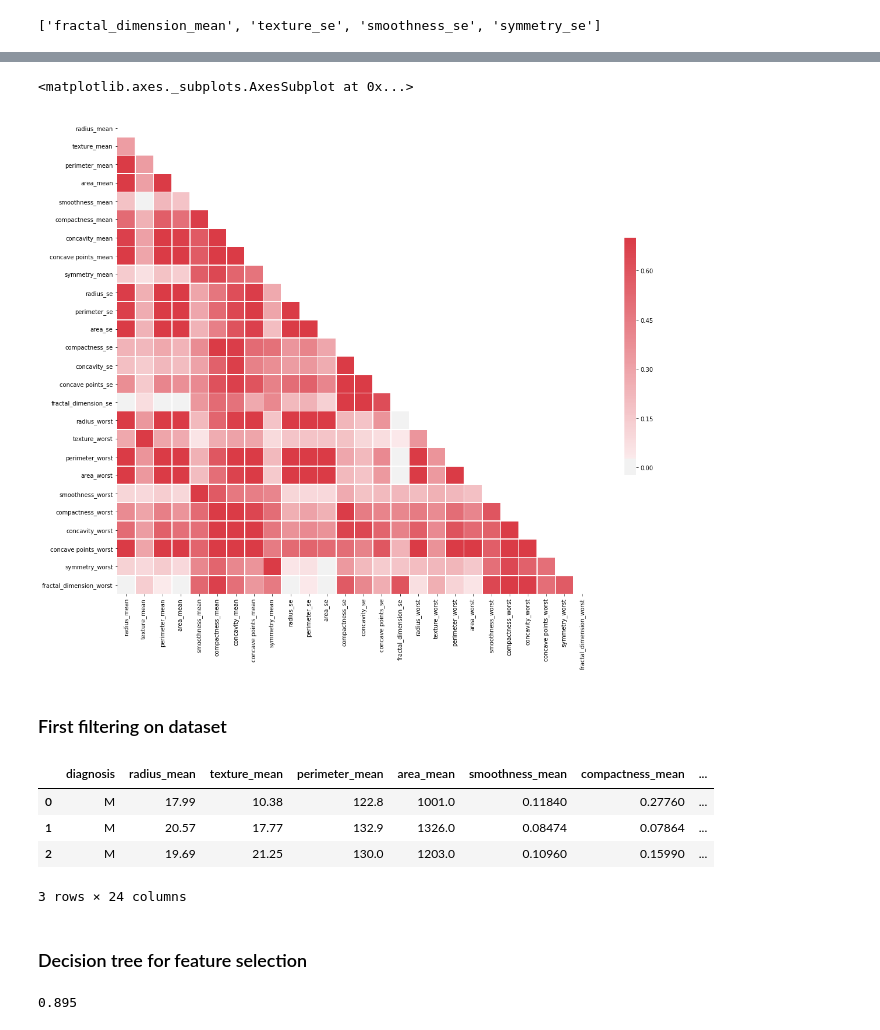
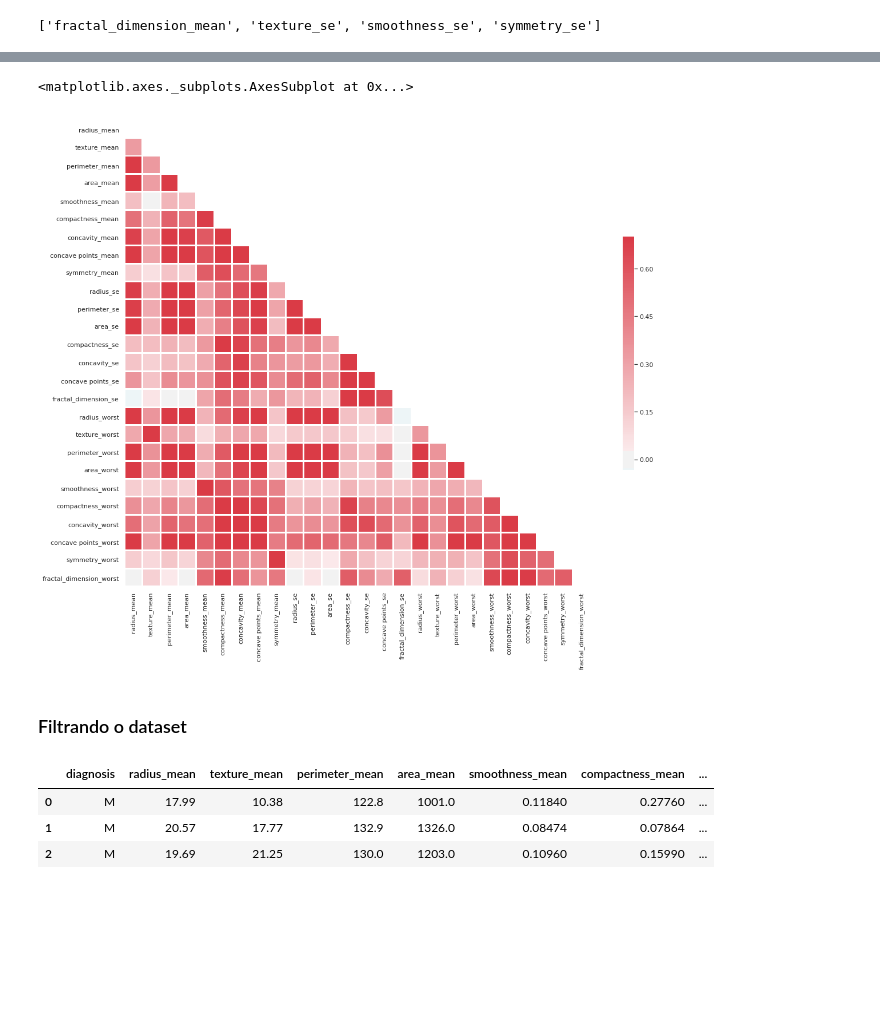
Before and after one commit to msbruno/python-data-science, a Jupyter notebook: BreastCancerData.ipynb, the cells around one changed output, grey strips where cells are left out. Saved outputs shown, nothing was run; the diff lists cells and outputs as text; code cells hidden in the pictures; blank space fills up the shorter version.

```diff
--- a/BreastCancerData.ipynb
+++ b/BreastCancerData.ipynb
@@ -207,24 +266,24 @@ corr
 26 rows × 26 columns
 # %%
 # Generate a mask for the upper triangle
+#https://seaborn.pydata.org/generated/seaborn.heatmap.html
 mask = np.zeros_like(corr, dtype=np.bool)
 mask[np.triu_indices_from(mask)] = True
 f, ax = plt.subplots(figsize=(20, 15))
 cmap = sns.diverging_palette(220, 10, as_cmap=True)
 sns.heatmap(corr, mask=mask, cmap=cmap, vmax=.7, center=0,
-            square=True, linewidths=.5, cbar_kws={"shrink": .5})
+            square=True, linewidths=2, cbar_kws={"shrink": .5})
 # %% [output]
 <matplotlib.axes._subplots.AxesSubplot at 0x...>
-[figure, old version]
+[figure, new version]
-# %% [markdown]
-### First filtering on dataset
+# %% [markdown]
+### Filtrando o dataset
 # %%
-high_correlated_columns = ["radius_se", "perimeter_se", "area_se", "compactness_se", "concavity_se", "concave points_se", "fractal_dimension_se"]
-x = df.drop(high_correlated_columns, axis=1)
-x.head(3)
+high_correlated_columns = ["radius_se", "perimeter_se", "area_se", "compactness_se", "concavity_se", "concave points_se", "fractal_dimension_se", "texture_se", "smoothness_se", "symmetry_se", "radius_worst", "perimeter_worst", "area_worst", "compactness_worst", "concavity_worst", "concave points_worst", "fractal_dimension_worst", "texture_worst",	"smoothness_worst",	"symmetry_worst"]
+df_filtered = df.drop(high_correlated_columns, axis=1)
+df_filtered.head(3)
 # %% [output]
 |  | diagnosis | radius_mean | texture_mean | perimeter_mean | area_mean | smoothness_mean | compactness_mean | ... |
 | 0 | M | 17.99 | 10.38 | 122.8 | 1001.0 | 0.11840 | 0.27760 | ... |
 | 1 | M | 20.57 | 17.77 | 132.9 | 1326.0 | 0.08474 | 0.07864 | ... |
 | 2 | M | 19.69 | 21.25 | 130.0 | 1203.0 | 0.10960 | 0.15990 | ... |
-3 rows × 24 columns
@@ -235,2 +289,0 @@ x_train, x_test, y_train, y_test = train_test_split(x, y, test_size=0.35, random
-# %% [markdown]
-### Decision tree for feature selection
@@ -246,6 +289,0 @@ from sklearn.metrics import confusion_matrix
-# %%
-dtc_ent = DecisionTreeClassifier(random_state=0, criterion='entropy', max_depth=2)
-dtc_ent = dtc_ent.fit(x_train, y_train)
-dtc_ent.score(x_test, y_test)
-# %% [output]
-0.895
```
Also changed, not shown: parts of 47 cells of this notebook.
